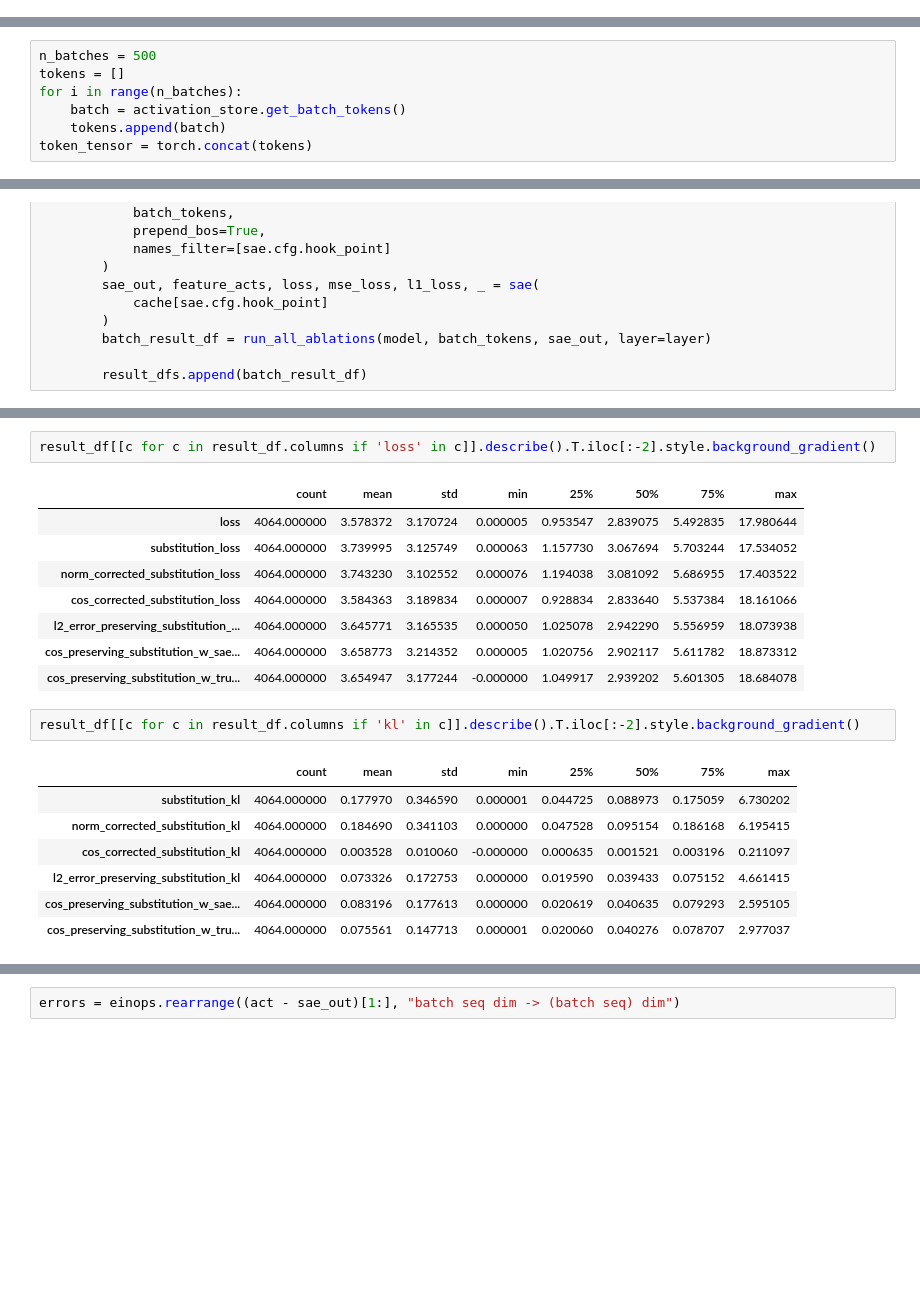
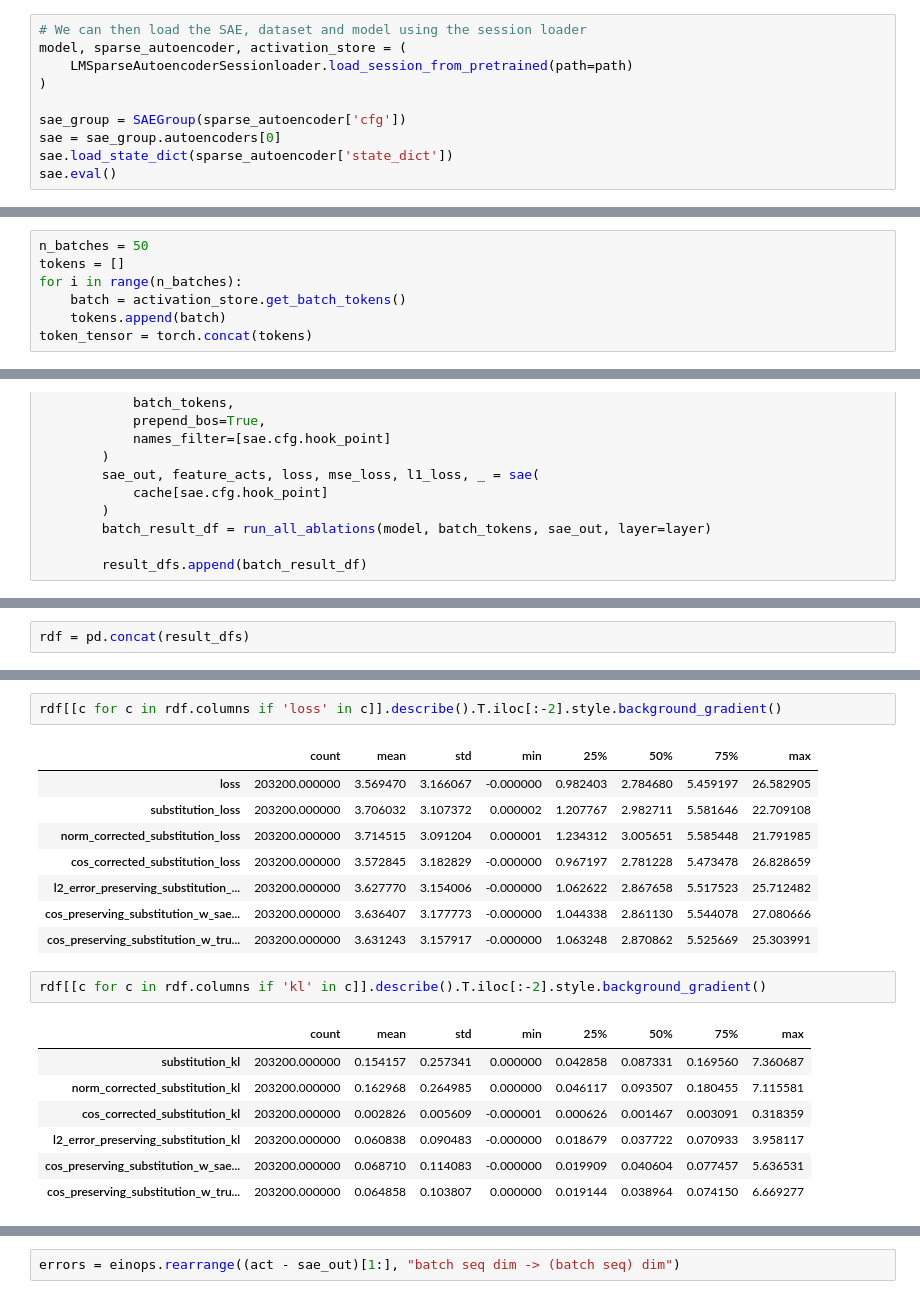
Before and after one commit to dajale423/error_pathology, a Jupyter notebook: eval.ipynb, the cells around one changed output, grey strips where cells are left out. Saved outputs shown, nothing was run; the diff lists cells and outputs as text; blank space fills up the shorter version.

```diff
--- a/eval.ipynb
+++ b/eval.ipynb
@@ -43,3 +44,13 @@ FILENAME = f"final_sparse_autoencoder_gpt2-small_blocks.{layer}.hook_resid_pre_2
 
 # this is great because if you've already downloaded the SAE it won't download it twice!
 path = hf_hub_download(repo_id=REPO_ID, filename=FILENAME)
+# %%
+# We can then load the SAE, dataset and model using the session loader
+model, sparse_autoencoder, activation_store = (
+    LMSparseAutoencoderSessionloader.load_session_from_pretrained(path=path)
+)
+
+sae_group = SAEGroup(sparse_autoencoder['cfg'])
+sae = sae_group.autoencoders[0]
+sae.load_state_dict(sparse_autoencoder['state_dict'])
+sae.eval()
@@ -93,5 +105,5 @@ Number tokens in sparsity calculation window: 4.10e+06
 # %%
-n_batches = 500
+n_batches = 50
 tokens = []
 for i in range(n_batches):
     batch = activation_store.get_batch_tokens()
@@ -140,0 +175,2 @@ result_df = run_all_ablations(model, batch_tokens, sae_out, layer=layer)
+# %%
+rdf = pd.concat(result_dfs)
@@ -141,21 +193,21 @@ result_df = run_all_ablations(model, batch_tokens, sae_out, layer=layer)
 # %%
-result_df[[c for c in result_df.columns if 'loss' in c]].describe().T.iloc[:-2].style.background_gradient()
+rdf[[c for c in rdf.columns if 'loss' in c]].describe().T.iloc[:-2].style.background_gradient()
 # %% [output]
 |  | count | mean | std | min | 25% | 50% | 75% | max |
-| loss | 4064.000000 | 3.578372 | 3.170724 | 0.000005 | 0.953547 | 2.839075 | 5.492835 | 17.980644 |
-| substitution_loss | 4064.000000 | 3.739995 | 3.125749 | 0.000063 | 1.157730 | 3.067694 | 5.703244 | 17.534052 |
-| norm_corrected_substitution_loss | 4064.000000 | 3.743230 | 3.102552 | 0.000076 | 1.194038 | 3.081092 | 5.686955 | 17.403522 |
-| cos_corrected_substitution_loss | 4064.000000 | 3.584363 | 3.189834 | 0.000007 | 0.928834 | 2.833640 | 5.537384 | 18.161066 |
-| l2_error_preserving_substitution_... | 4064.000000 | 3.645771 | 3.165535 | 0.000050 | 1.025078 | 2.942290 | 5.556959 | 18.073938 |
-| cos_preserving_substitution_w_sae... | 4064.000000 | 3.658773 | 3.214352 | 0.000005 | 1.020756 | 2.902117 | 5.611782 | 18.873312 |
-| cos_preserving_substitution_w_tru... | 4064.000000 | 3.654947 | 3.177244 | -0.000000 | 1.049917 | 2.939202 | 5.601305 | 18.684078 |
+| loss | 203200.000000 | 3.569470 | 3.166067 | -0.000000 | 0.982403 | 2.784680 | 5.459197 | 26.582905 |
+| substitution_loss | 203200.000000 | 3.706032 | 3.107372 | 0.000002 | 1.207767 | 2.982711 | 5.581646 | 22.709108 |
+| norm_corrected_substitution_loss | 203200.000000 | 3.714515 | 3.091204 | 0.000001 | 1.234312 | 3.005651 | 5.585448 | 21.791985 |
+| cos_corrected_substitution_loss | 203200.000000 | 3.572845 | 3.182829 | -0.000000 | 0.967197 | 2.781228 | 5.473478 | 26.828659 |
+| l2_error_preserving_substitution_... | 203200.000000 | 3.627770 | 3.154006 | -0.000000 | 1.062622 | 2.867658 | 5.517523 | 25.712482 |
+| cos_preserving_substitution_w_sae... | 203200.000000 | 3.636407 | 3.177773 | -0.000000 | 1.044338 | 2.861130 | 5.544078 | 27.080666 |
+| cos_preserving_substitution_w_tru... | 203200.000000 | 3.631243 | 3.157917 | -0.000000 | 1.063248 | 2.870862 | 5.525669 | 25.303991 |
 # %%
-result_df[[c for c in result_df.columns if 'kl' in c]].describe().T.iloc[:-2].style.background_gradient()
+rdf[[c for c in rdf.columns if 'kl' in c]].describe().T.iloc[:-2].style.background_gradient()
 # %% [output]
 |  | count | mean | std | min | 25% | 50% | 75% | max |
-| substitution_kl | 4064.000000 | 0.177970 | 0.346590 | 0.000001 | 0.044725 | 0.088973 | 0.175059 | 6.730202 |
-| norm_corrected_substitution_kl | 4064.000000 | 0.184690 | 0.341103 | 0.000000 | 0.047528 | 0.095154 | 0.186168 | 6.195415 |
-| cos_corrected_substitution_kl | 4064.000000 | 0.003528 | 0.010060 | -0.000000 | 0.000635 | 0.001521 | 0.003196 | 0.211097 |
-| l2_error_preserving_substitution_kl | 4064.000000 | 0.073326 | 0.172753 | 0.000000 | 0.019590 | 0.039433 | 0.075152 | 4.661415 |
-| cos_preserving_substitution_w_sae... | 4064.000000 | 0.083196 | 0.177613 | 0.000000 | 0.020619 | 0.040635 | 0.079293 | 2.595105 |
-| cos_preserving_substitution_w_tru... | 4064.000000 | 0.075561 | 0.147713 | 0.000001 | 0.020060 | 0.040276 | 0.078707 | 2.977037 |
+| substitution_kl | 203200.000000 | 0.154157 | 0.257341 | 0.000000 | 0.042858 | 0.087331 | 0.169560 | 7.360687 |
+| norm_corrected_substitution_kl | 203200.000000 | 0.162968 | 0.264985 | 0.000000 | 0.046117 | 0.093507 | 0.180455 | 7.115581 |
+| cos_corrected_substitution_kl | 203200.000000 | 0.002826 | 0.005609 | -0.000001 | 0.000626 | 0.001467 | 0.003091 | 0.318359 |
+| l2_error_preserving_substitution_kl | 203200.000000 | 0.060838 | 0.090483 | -0.000000 | 0.018679 | 0.037722 | 0.070933 | 3.958117 |
+| cos_preserving_substitution_w_sae... | 203200.000000 | 0.068710 | 0.114083 | -0.000000 | 0.019909 | 0.040604 | 0.077457 | 5.636531 |
+| cos_preserving_substitution_w_tru... | 203200.000000 | 0.064858 | 0.103807 | 0.000000 | 0.019144 | 0.038964 | 0.074150 | 6.669277 |
```
Also changed, not shown: parts of 12 cells of this notebook, 1 other file.
